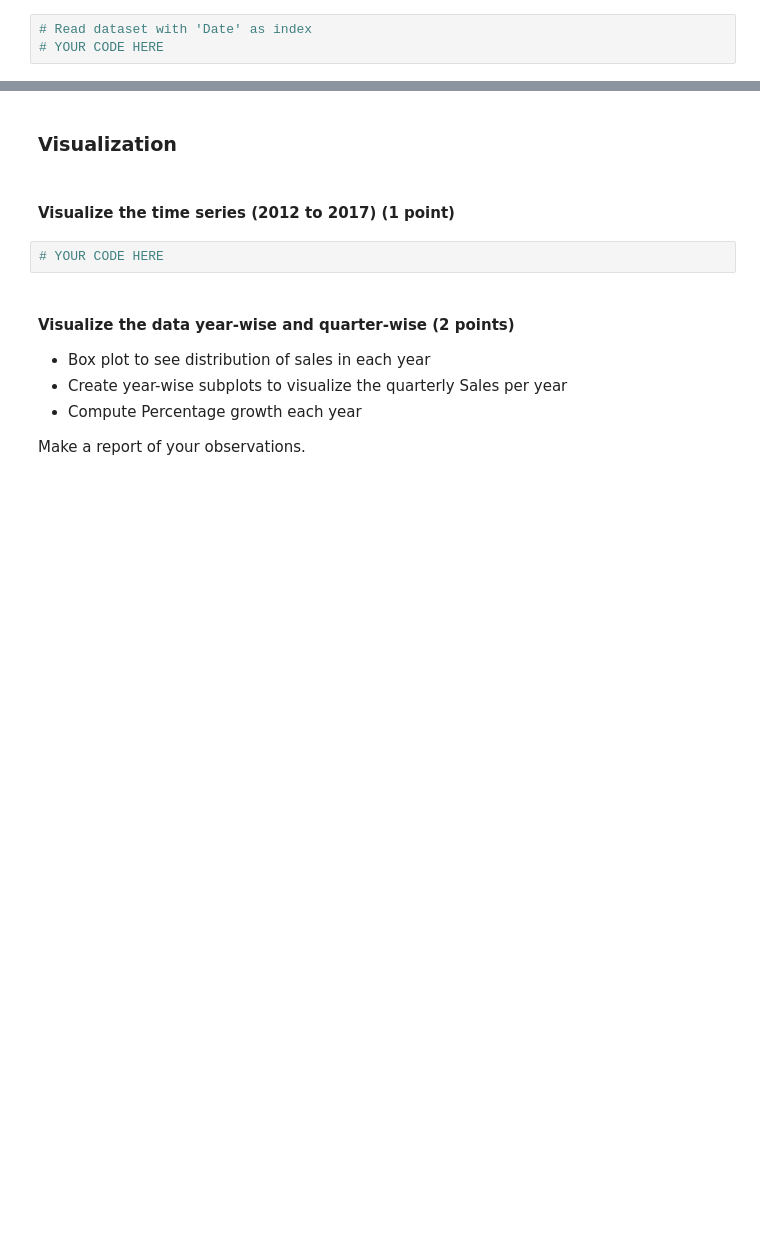
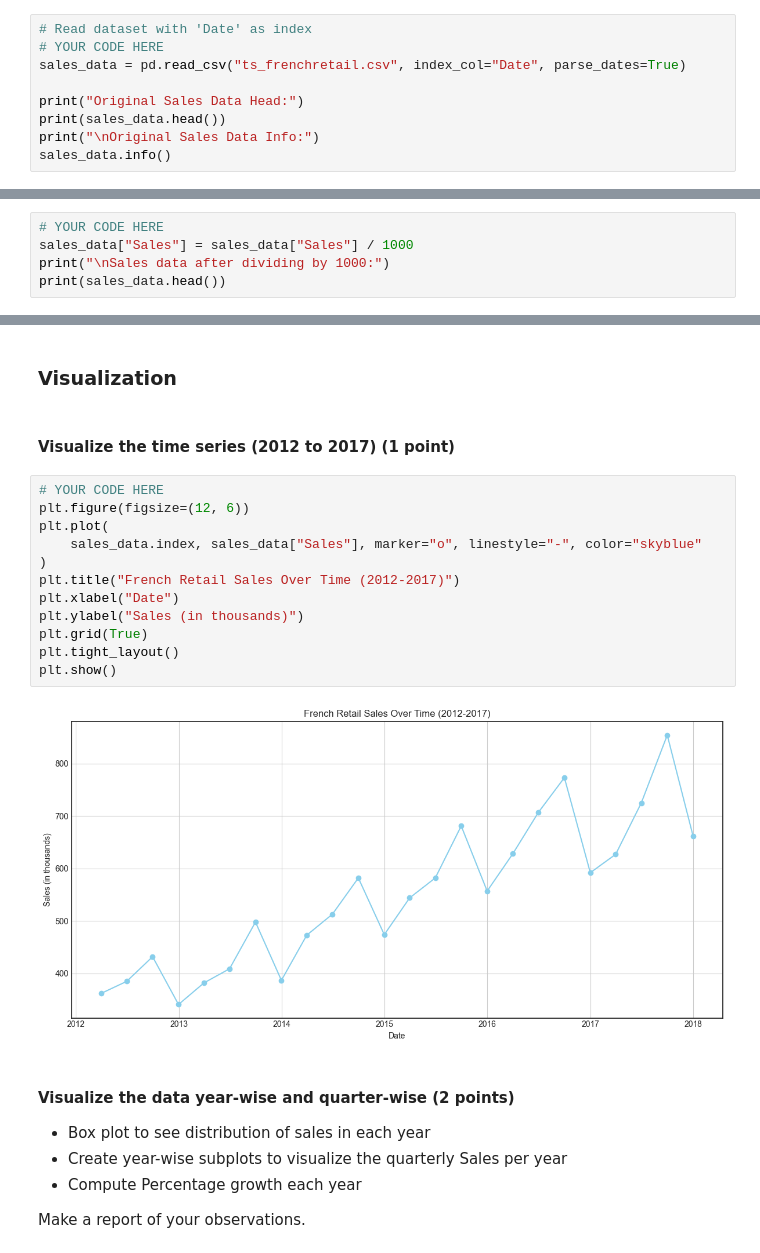
Before and after one commit to rajiv-ranjan/cds-mini-projects, a Jupyter notebook: m8/mp2/M8_NB_MiniProject_2_EDA_Timeseries.ipynb, the cells around one changed output, grey strips where cells are left out. Saved outputs shown, nothing was run; the diff lists cells and outputs as text; blank space fills up the shorter version.

```diff
--- a/m8/mp2/M8_NB_MiniProject_2_EDA_Timeseries.ipynb
+++ b/m8/mp2/M8_NB_MiniProject_2_EDA_Timeseries.ipynb
@@ -58,3 +71,9 @@ np.random.seed(42)
 # %%
 # Read dataset with 'Date' as index
 # YOUR CODE HERE
+sales_data = pd.read_csv("ts_frenchretail.csv", index_col="Date", parse_dates=True)
+
+print("Original Sales Data Head:")
+print(sales_data.head())
+print("\nOriginal Sales Data Info:")
+sales_data.info()
@@ -70,0 +128,5 @@ Sales numbers are in thousands, so divide by 1000 to make it easier to work with
+# %%
+# YOUR CODE HERE
+sales_data["Sales"] = sales_data["Sales"] / 1000
+print("\nSales data after dividing by 1000:")
+print(sales_data.head())
@@ -76,8 +160,20 @@ Sales numbers are in thousands, so divide by 1000 to make it easier to work with
 ### **Visualization**
 # %% [markdown]
 #### Visualize the time series (2012 to 2017) (1 point)
-# %%
-# YOUR CODE HERE
+# %%
+# YOUR CODE HERE
+plt.figure(figsize=(12, 6))
+plt.plot(
+    sales_data.index, sales_data["Sales"], marker="o", linestyle="-", color="skyblue"
+)
+plt.title("French Retail Sales Over Time (2012-2017)")
+plt.xlabel("Date")
+plt.ylabel("Sales (in thousands)")
+plt.grid(True)
+plt.tight_layout()
+plt.show()
+# %% [output]
+[figure, added]
 # %% [markdown]
 #### Visualize the data year-wise and quarter-wise (2 points)
 
```
Also changed, not shown: parts of 34 cells of this notebook, 10 other files.
